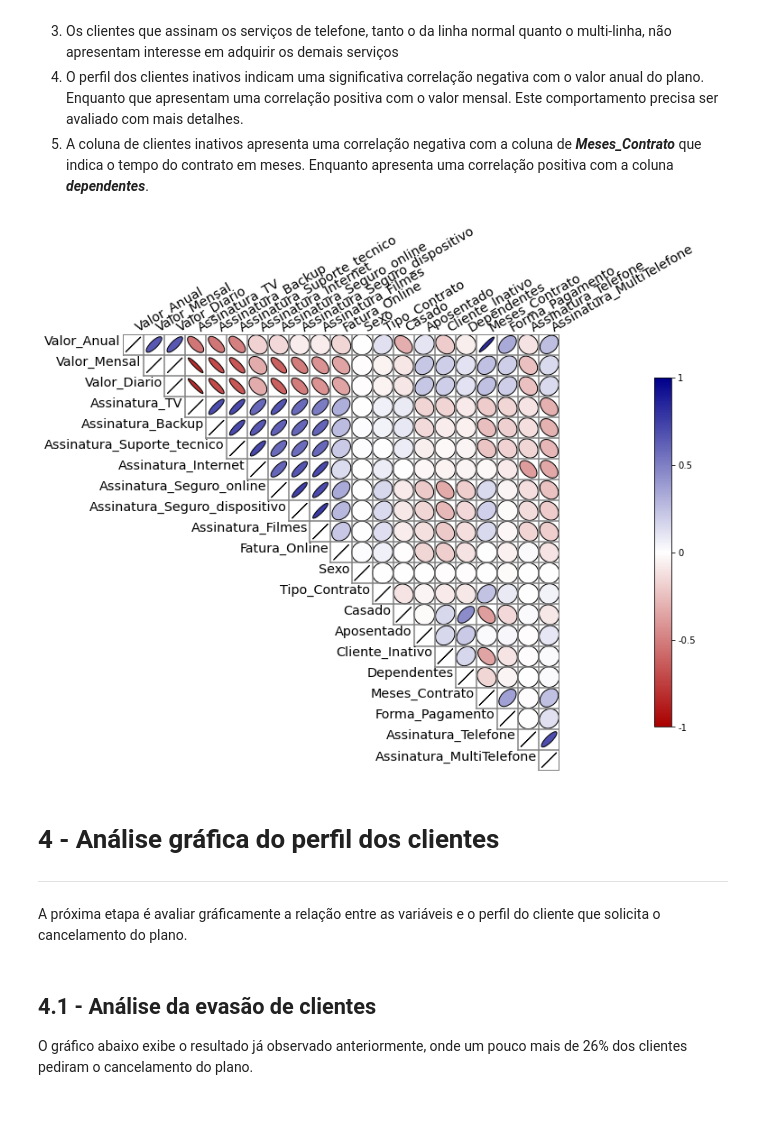
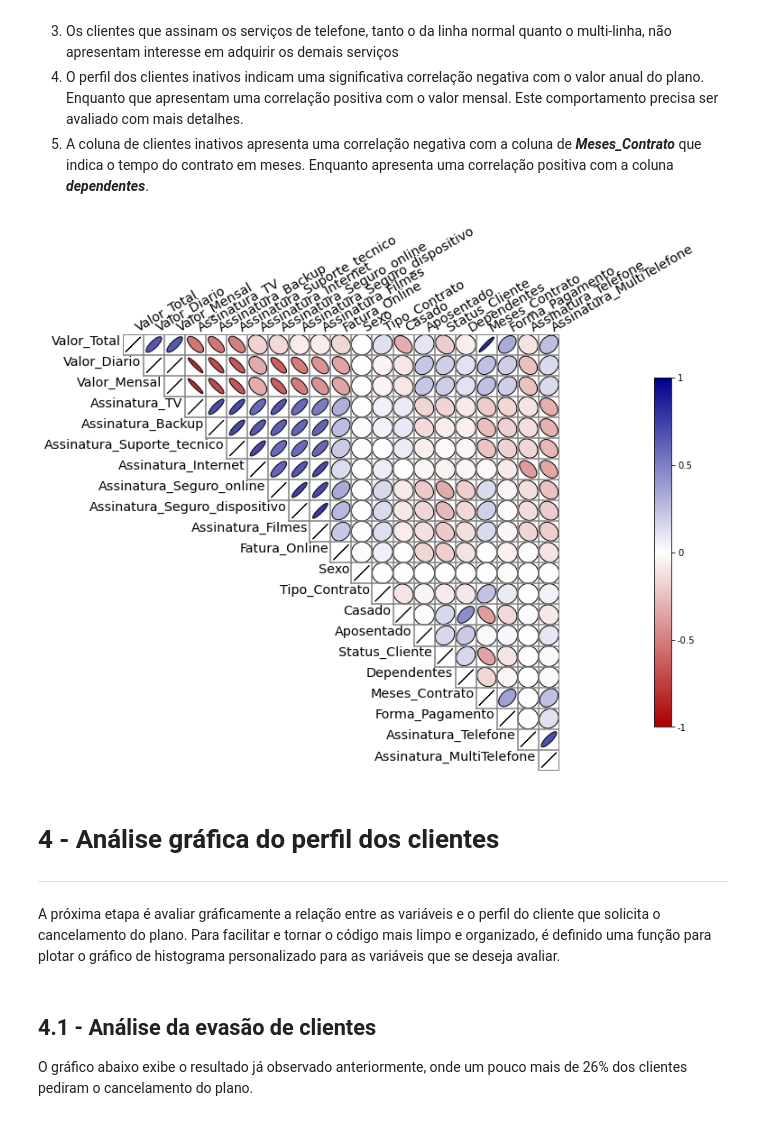
Before and after one commit to goto-95/Challenge_DataScience_AluraVoz, a Jupyter notebook: Challenge_DS_Alura_Semana02.ipynb, the cells around one changed output. Saved outputs shown, nothing was run; the diff lists cells and outputs as text; code cells hidden in the pictures.

```diff
--- a/Challenge_DS_Alura_Semana02.ipynb
+++ b/Challenge_DS_Alura_Semana02.ipynb
@@ -61,15 +61,16 @@ import plotly.io as pio # Para imprimir e salvar as imagens
 from biokit.viz import corrplot # Para a plotagem da matriz de correlação
 # %%
 # Avaliando graficamente
-matriz_corr = df.corr()
+df_num = pd.read_csv('dados_tratados_num.csv') # Carregando o arquivo numérico
+matriz_corr = df_num.corr()
 corr_graph = corrplot.Corrplot(matriz_corr)
 corr_graph.plot(upper='ellipse',fontsize='x-large',shrink=1)
 fig = plt.gcf()
 fig.set_size_inches(90,15)
 # %% [output]
-[figure, old version]
+[figure, new version]
 # %% [markdown]
 # **4 - Análise gráfica do perfil dos clientes**
 ---
 
-A próxima etapa é avaliar gráficamente a relação entre as variáveis e o perfil do cliente que solicita o cancelamento do plano.
+A próxima etapa é avaliar gráficamente a relação entre as variáveis e o perfil do cliente que solicita o cancelamento do plano. Para facilitar e tornar o código mais limpo e organizado, é definido uma função para plotar o gráfico de histograma personalizado para as variáveis que se deseja avaliar.
```
Also changed, not shown: parts of 58 cells of this notebook, 8 other files.
